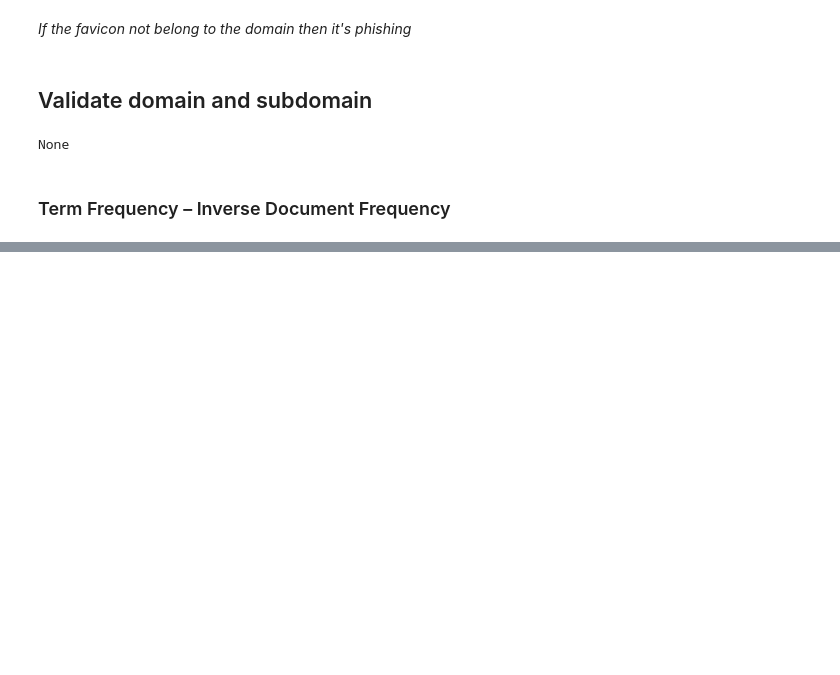
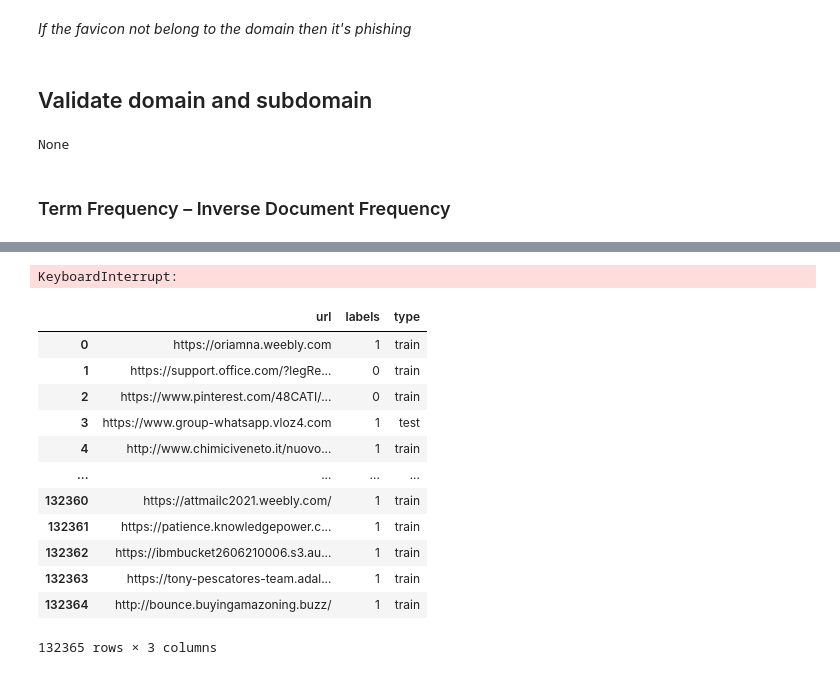
Before and after one commit to aidenpearce001/Phishing-detection-ML, a Jupyter notebook: Generate Dataset/Features Extraction.ipynb, the cells around one changed output, grey strips where cells are left out. Drawn from its saved outputs; the diff is of its cells as text; code cells hidden in the pictures; blank space fills up the shorter version.

Commit message:
'data'

```diff
--- a/Generate Dataset/Features Extraction.ipynb
+++ b/Generate Dataset/Features Extraction.ipynb
@@ -302,0 +360,32 @@ def rightClick(response):
+# %%
+def main():
+
+    data = [url for url in phishtank['url']]
+
+    print([val for val in map(append_row, data)])
+    with concurrent.futures.ProcessPoolExecutor() as executor:
+#         print([val for val in executor.map(append_row, data)])
+        future_proc = {executor.submit(append_row, url): url for url in data}
+        for future in concurrent.futures.as_completed(future_proc):
+            print(future.result())
+
+if __name__ == '__main__':
+    main()
+# %% [output]
+KeyboardInterrupt:
+# %%
+cld_dataset
+# %% [output]
+|  | url | labels | type |
+| 0 | https://oriamna.weebly.com | 1 | train |
+| 1 | https://support.office.com/?legRe... | 0 | train |
+| 2 | https://www.pinterest.com/48CATI/... | 0 | train |
+| 3 | https://www.group-whatsapp.vloz4.com | 1 | test |
+| 4 | http://www.chimiciveneto.it/nuovo... | 1 | train |
+| ... | ... | ... | ... |
+| 132360 | https://attmailc2021.weebly.com/ | 1 | train |
+| 132361 | https://patience.knowledgepower.c... | 1 | train |
+| 132362 | https://ibmbucket2606210006.s3.au... | 1 | train |
+| 132363 | https://tony-pescatores-team.adal... | 1 | train |
+| 132364 | http://bounce.buyingamazoning.buzz/ | 1 | train |
+132365 rows × 3 columns
```
Also changed, not shown: parts of 7 cells of this notebook, 2 other files.
